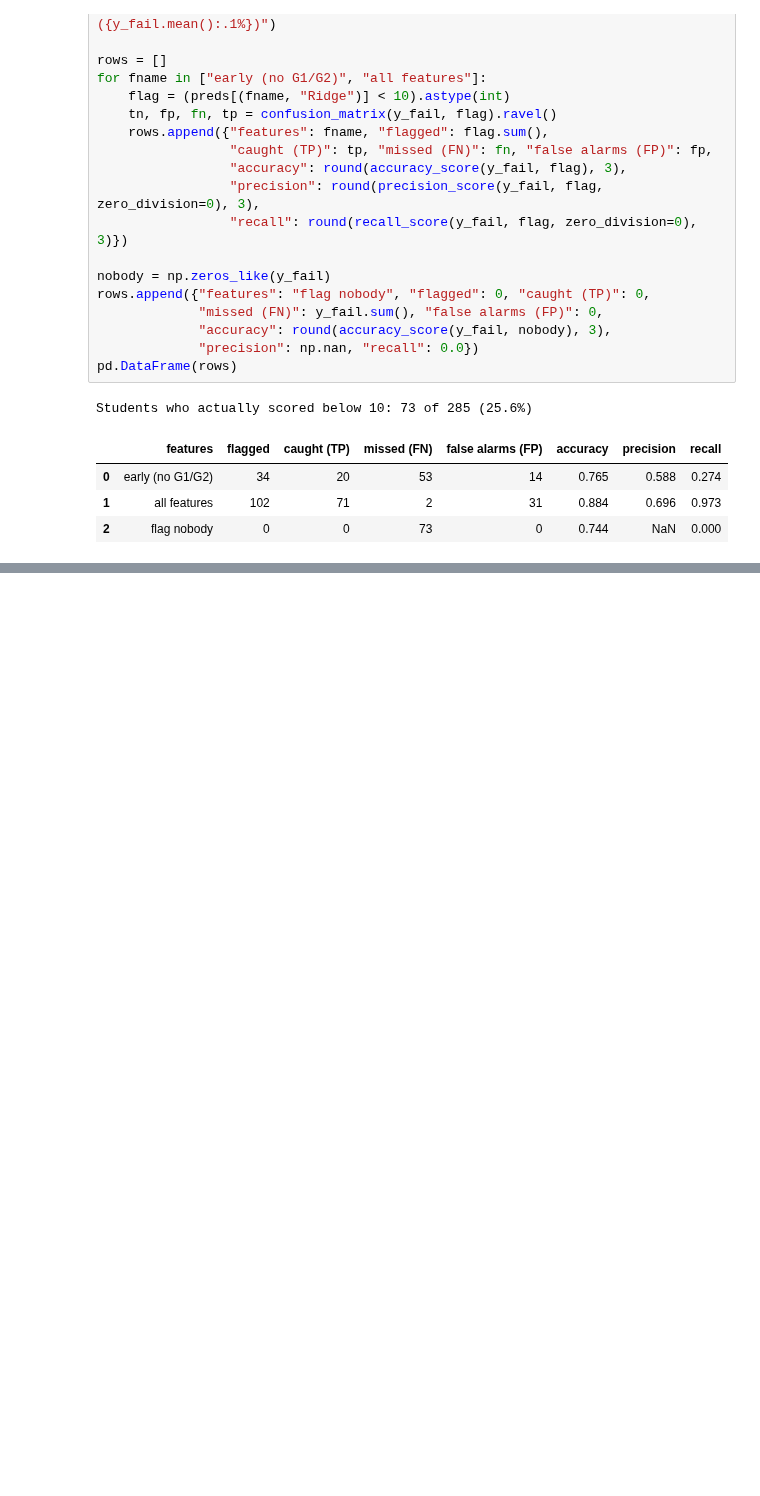
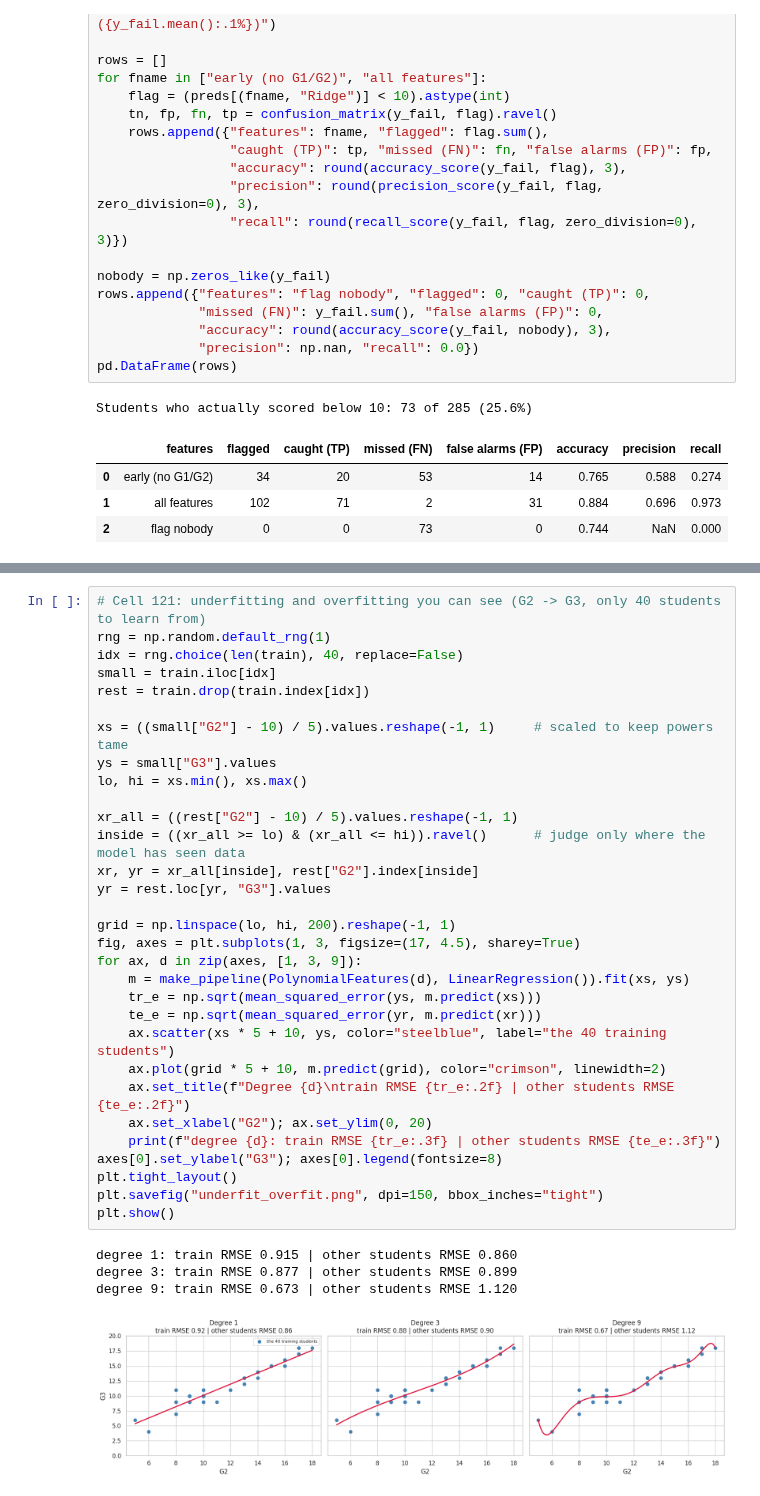
Before and after one commit to buntyedutainer/student-performance-ai, a Jupyter notebook: project.ipynb, the cells around one changed output, grey strips where cells are left out. Drawn from its saved outputs; the diff is of its cells as text; blank space fills up the shorter version.

```diff
--- a/project.ipynb
+++ b/project.ipynb
@@ -2312,0 +2342,36 @@ early (no G1/G2)           Ridge 2.398 2.962  0.170       0.903
+# %%
+# Cell 121: underfitting and overfitting you can see (G2 -> G3, only 40 students to learn from)
+rng = np.random.default_rng(1)
+idx = rng.choice(len(train), 40, replace=False)
+small = train.iloc[idx]
+rest = train.drop(train.index[idx])
+
+xs = ((small["G2"] - 10) / 5).values.reshape(-1, 1)     # scaled to keep powers tame
+ys = small["G3"].values
+lo, hi = xs.min(), xs.max()
+
+xr_all = ((rest["G2"] - 10) / 5).values.reshape(-1, 1)
+inside = ((xr_all >= lo) & (xr_all <= hi)).ravel()      # judge only where the model has seen data
+xr, yr = xr_all[inside], rest["G2"].index[inside]
+yr = rest.loc[yr, "G3"].values
+
+grid = np.linspace(lo, hi, 200).reshape(-1, 1)
+fig, axes = plt.subplots(1, 3, figsize=(17, 4.5), sharey=True)
+for ax, d in zip(axes, [1, 3, 9]):
+    m = make_pipeline(PolynomialFeatures(d), LinearRegression()).fit(xs, ys)
+    tr_e = np.sqrt(mean_squared_error(ys, m.predict(xs)))
+    te_e = np.sqrt(mean_squared_error(yr, m.predict(xr)))
+    ax.scatter(xs * 5 + 10, ys, color="steelblue", label="the 40 training students")
+    ax.plot(grid * 5 + 10, m.predict(grid), color="crimson", linewidth=2)
+    ax.set_title(f"Degree {d}\ntrain RMSE {tr_e:.2f} | other students RMSE {te_e:.2f}")
+    ax.set_xlabel("G2"); ax.set_ylim(0, 20)
+    print(f"degree {d}: train RMSE {tr_e:.3f} | other students RMSE {te_e:.3f}")
+axes[0].set_ylabel("G3"); axes[0].legend(fontsize=8)
+plt.tight_layout()
+plt.savefig("underfit_overfit.png", dpi=150, bbox_inches="tight")
+plt.show()
+# %% [output]
+degree 1: train RMSE 0.915 | other students RMSE 0.860
+degree 3: train RMSE 0.877 | other students RMSE 0.899
+degree 9: train RMSE 0.673 | other students RMSE 1.120
+[figure, added]
```
Also changed, not shown: parts of 22 cells of this notebook.
